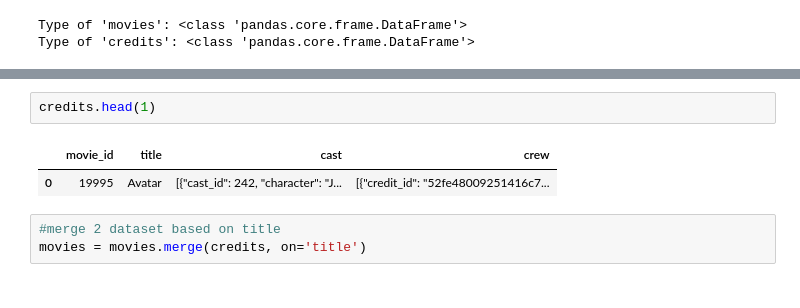
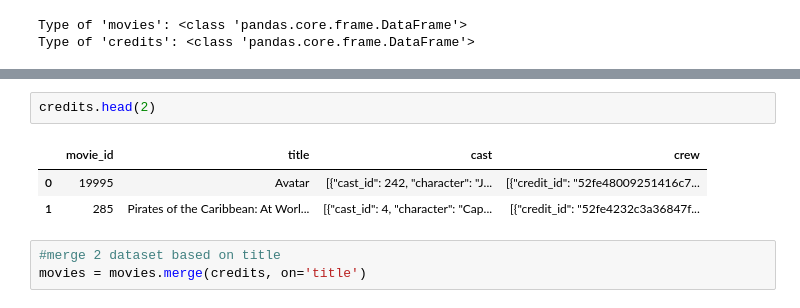
Before and after one commit to supriya759694/movie-recommendation-system, a Jupyter notebook: Movie_recommendation.ipynb, the cells around one changed output, grey strips where cells are left out. Saved outputs shown, nothing was run; the diff lists cells and outputs as text.

```diff
--- a/Movie_recommendation.ipynb
+++ b/Movie_recommendation.ipynb
@@ -27,10 +27,11 @@ movies.head(1)
 |  | budget | genres | homepage | id | keywords | original_language | original_title | overview | ... |
 | 0 | 237000000 | [{"id": 28, "name": "Action"}, {"... | http://www.avatarmovie.com/ | 19995 | [{"id": 1463, "name": "culture cl... | en | Avatar | In the 22nd century, a paraplegic... | ... |
 # %%
-credits.head(1)
+credits.head(2)
 # %% [output]
 |  | movie_id | title | cast | crew |
 | 0 | 19995 | Avatar | [{"cast_id": 242, "character": "J... | [{"credit_id": "52fe48009251416c7... |
+| 1 | 285 | Pirates of the Caribbean: At Worl... | [{"cast_id": 4, "character": "Cap... | [{"credit_id": "52fe4232c3a36847f... |
 # %%
 #merge 2 dataset based on title
 movies = movies.merge(credits, on='title')
```
Also changed, not shown: parts of 15 cells of this notebook.
